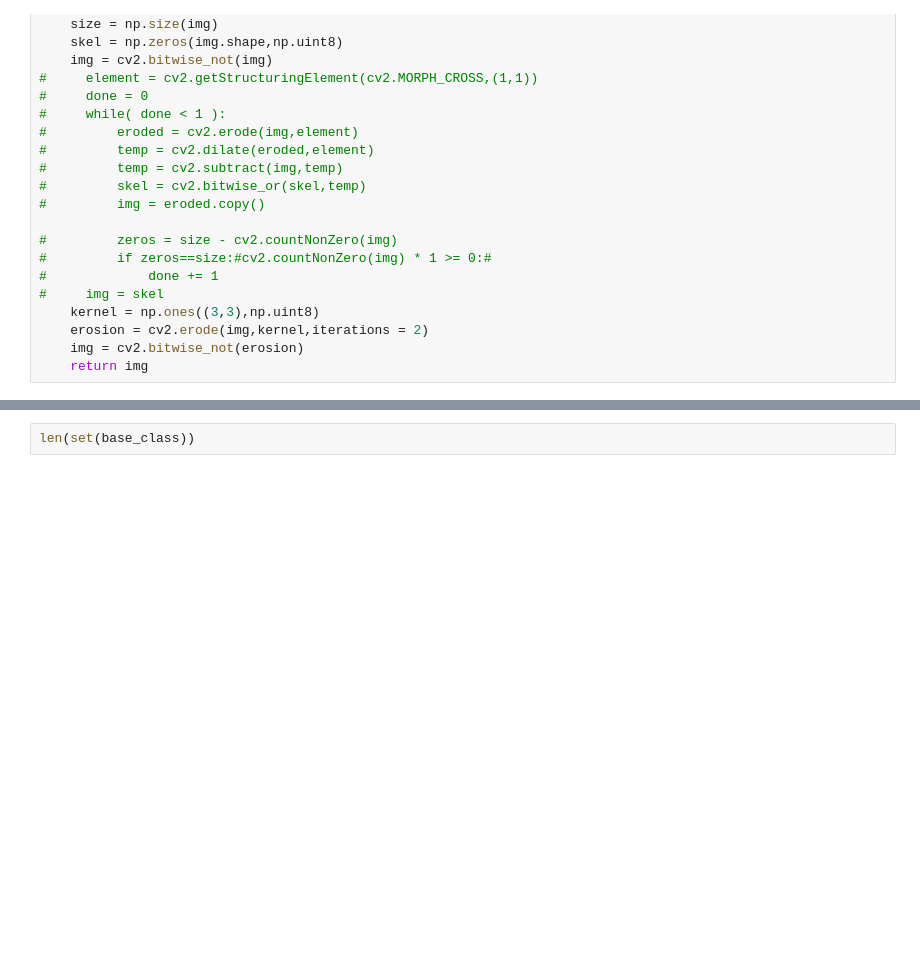
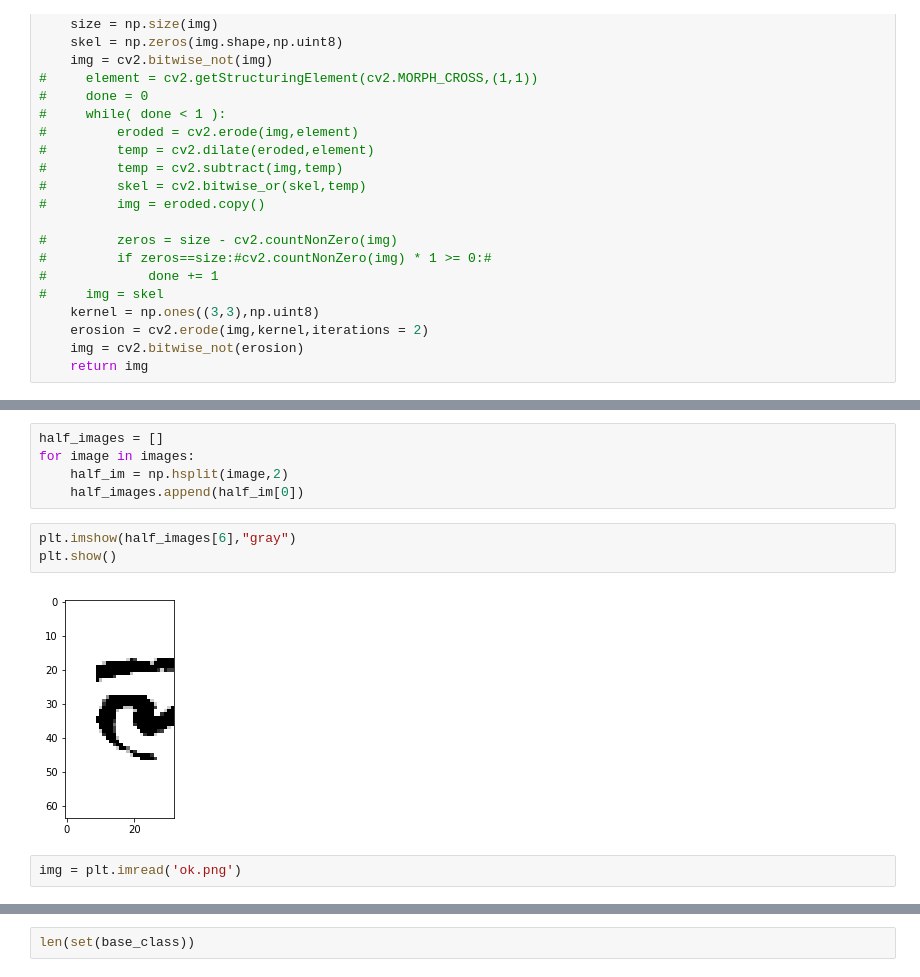
Before and after one commit to kaivalyar/hindi-char-recognition, a Jupyter notebook: Pratik.ipynb, the cells around one changed output, grey strips where cells are left out. Saved outputs shown, nothing was run; the diff lists cells and outputs as text; blank space fills up the shorter version.

```diff
--- a/Pratik.ipynb
+++ b/Pratik.ipynb
@@ -117,0 +128,12 @@ print(len(images))
+# %%
+half_images = []
+for image in images:
+    half_im = np.hsplit(image,2)
+    half_images.append(half_im[0])
+# %%
+plt.imshow(half_images[6],"gray")
+plt.show()
+# %% [output]
+[figure, added]
+# %%
+img = plt.imread('ok.png')
```
Also changed, not shown: parts of 45 cells of this notebook, 5 other files.
